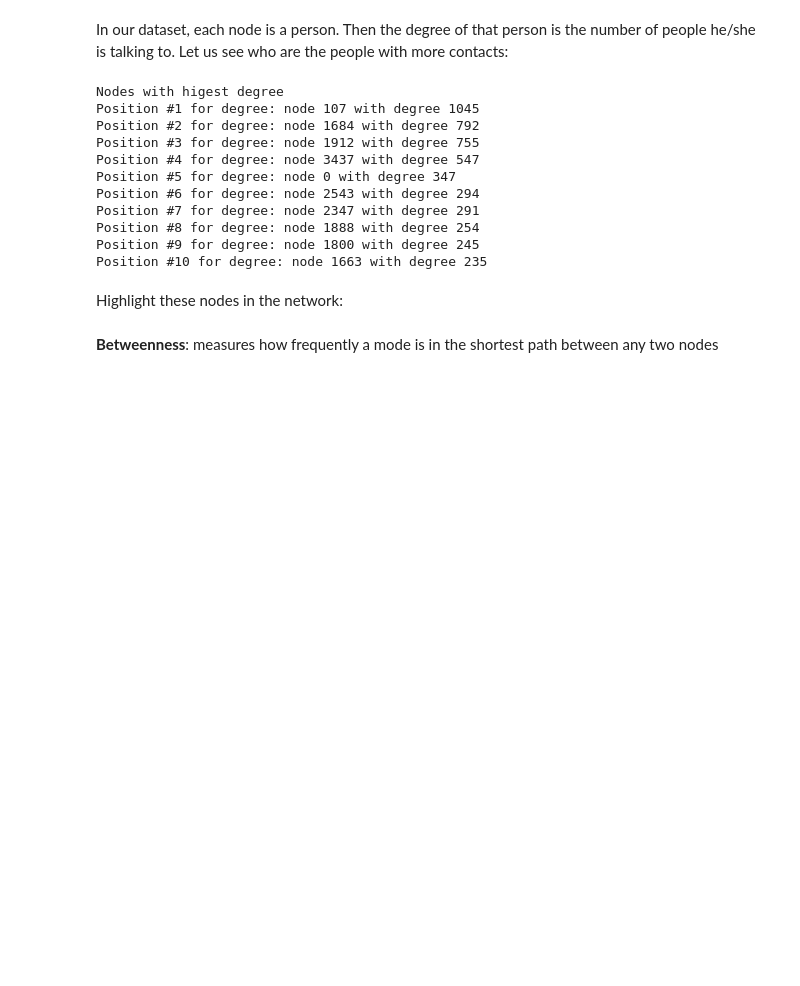
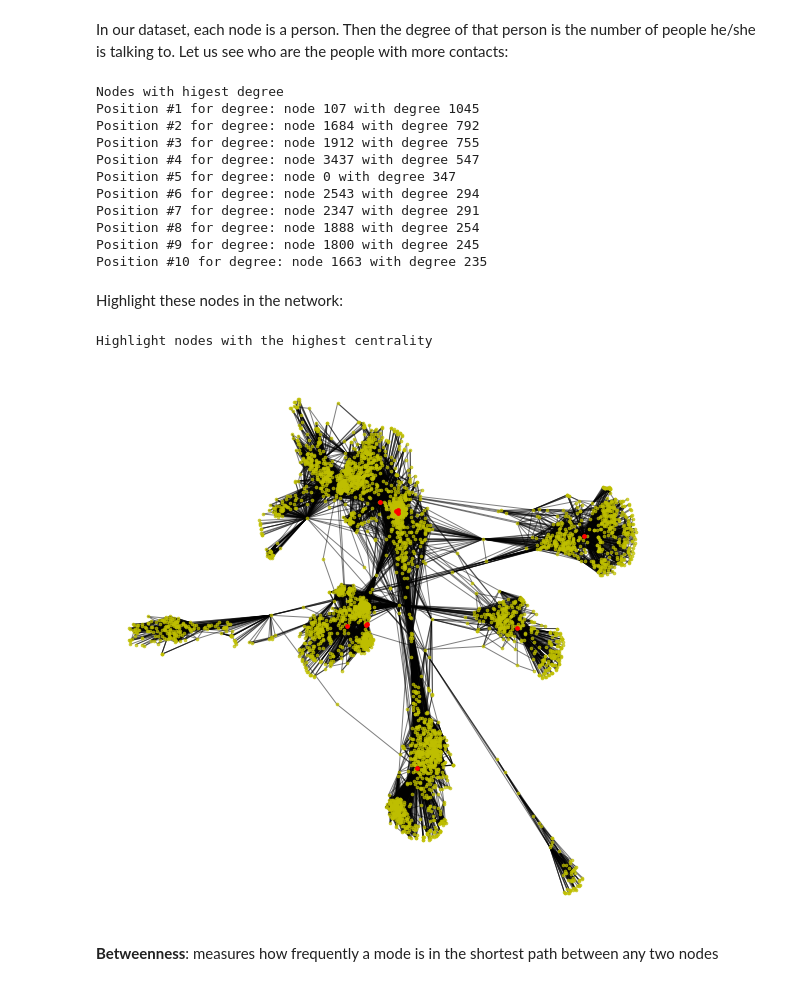
Before and after one commit to anitamezzetti/EPFL_Data_science_in_practice, a Jupyter notebook: Problem Set 3/ps3.ipynb, the cells around one changed output. Drawn from its saved outputs; the diff is of its cells as text; code cells hidden in the pictures; blank space fills up the shorter version.

```diff
--- a/Problem Set 3/ps3.ipynb
+++ b/Problem Set 3/ps3.ipynb
@@ -115,3 +103,11 @@ plt.show()
+# %%
+#PRINT
+
+print("Highlight nodes with the highest centrality")
+plot_network(G, position, nodes, Z, 'r', True)
+# %% [output]
+Highlight nodes with the highest centrality
+[figure, added]
 # %% [markdown]
 **Betweenness**: measures how frequently a mode is in the shortest path between any two nodes
 # %%
```
Also changed, not shown: parts of 12 cells of this notebook.
